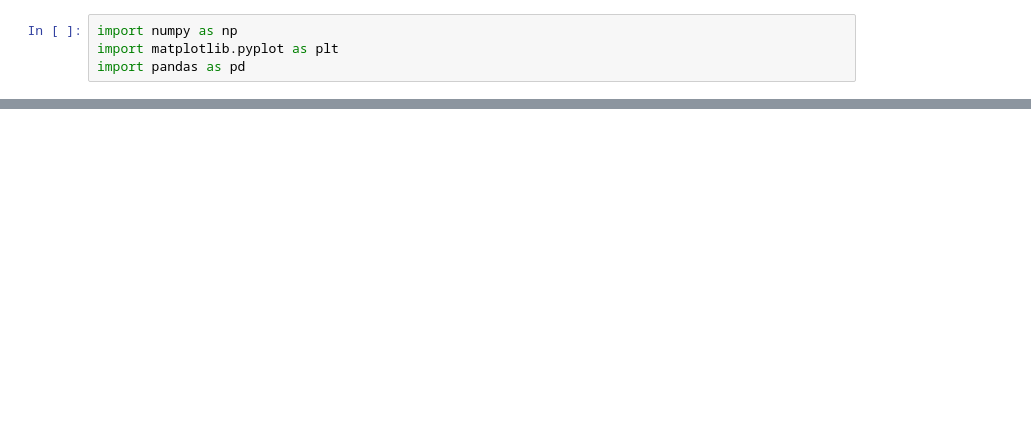
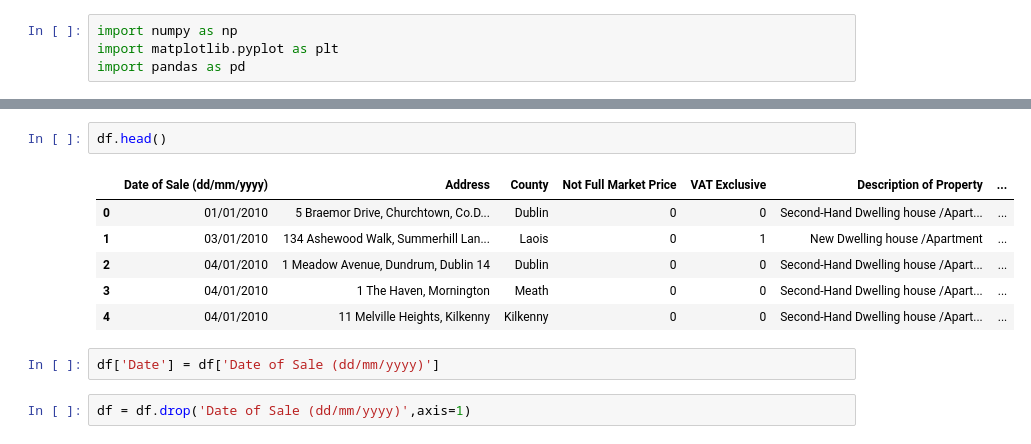
Before and after one commit to iamstarstuff/Ireland-PPR, a Jupyter notebook: EDA.ipynb, the cells around one changed output, grey strips where cells are left out. Drawn from its saved outputs; the diff is of its cells as text; blank space fills up the shorter version.

```diff
--- a/EDA.ipynb
+++ b/EDA.ipynb
@@ -54,0 +158,13 @@ array(['Dublin', 'Laois', 'Meath', 'Kilkenny', 'Limerick', 'Carlow',
+# %%
+df.head()
+# %% [output]
+|  | Date of Sale (dd/mm/yyyy) | Address | County | Not Full Market Price | VAT Exclusive | Description of Property | ... |
+| 0 | 01/01/2010 | 5 Braemor Drive, Churchtown, Co.D... | Dublin | 0 | 0 | Second-Hand Dwelling house /Apart... | ... |
+| 1 | 03/01/2010 | 134 Ashewood Walk, Summerhill Lan... | Laois | 0 | 1 | New Dwelling house /Apartment | ... |
+| 2 | 04/01/2010 | 1 Meadow Avenue, Dundrum, Dublin 14 | Dublin | 0 | 0 | Second-Hand Dwelling house /Apart... | ... |
+| 3 | 04/01/2010 | 1 The Haven, Mornington | Meath | 0 | 0 | Second-Hand Dwelling house /Apart... | ... |
+| 4 | 04/01/2010 | 11 Melville Heights, Kilkenny | Kilkenny | 0 | 0 | Second-Hand Dwelling house /Apart... | ... |
+# %%
+df['Date'] = df['Date of Sale (dd/mm/yyyy)']
+# %%
+df = df.drop('Date of Sale (dd/mm/yyyy)',axis=1)
```
Also changed, not shown: parts of 57 cells of this notebook, 1 other file.
